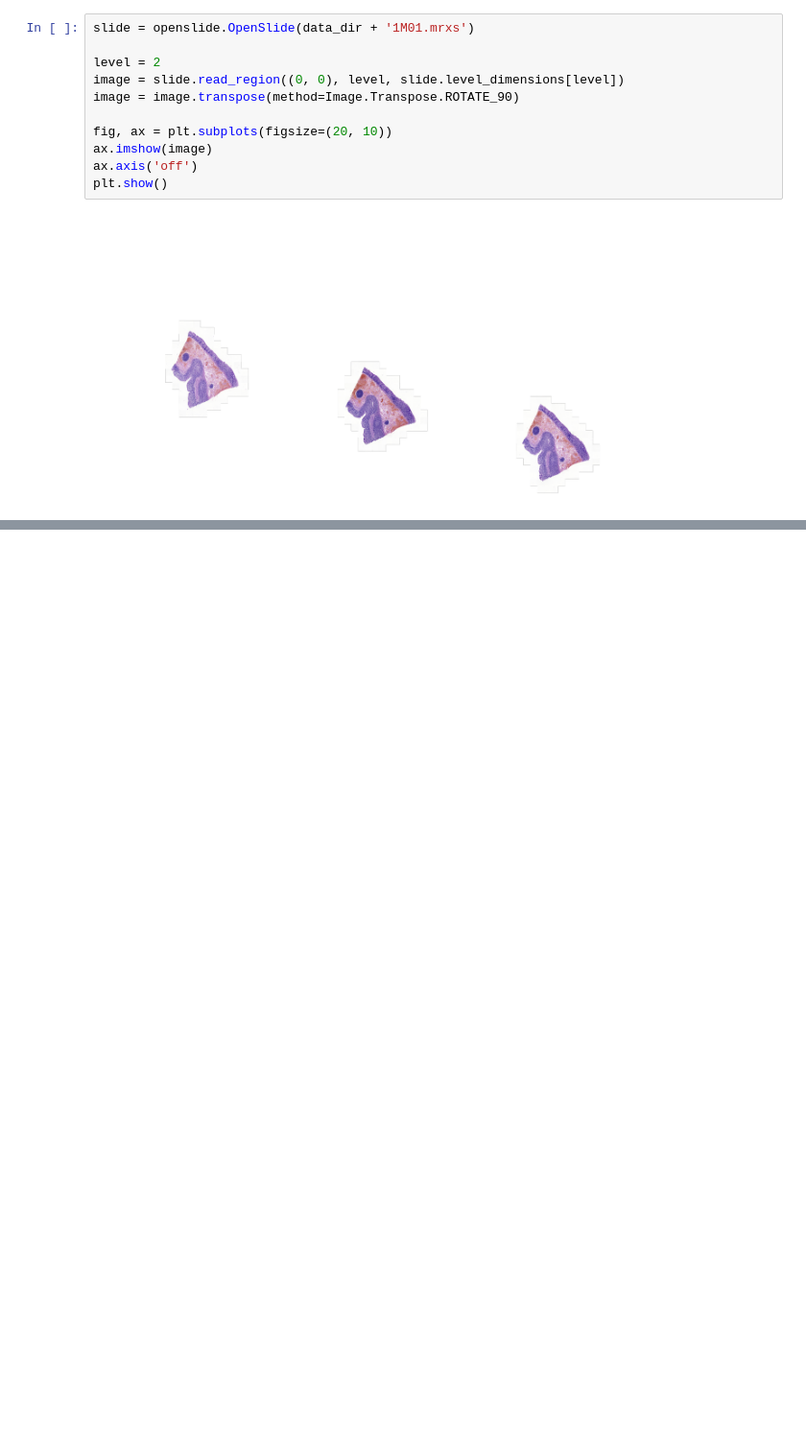
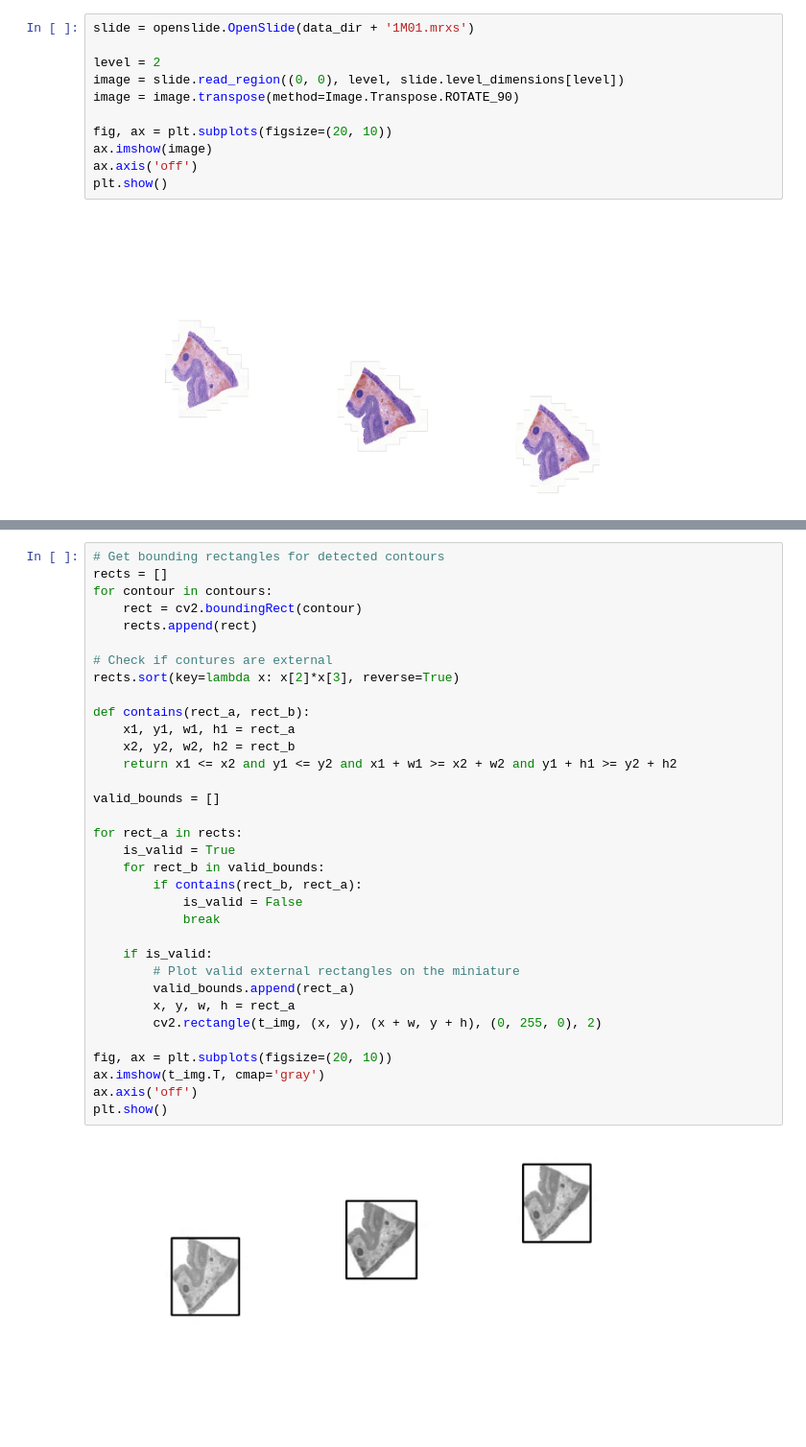
Before and after one commit to JGolaszewski/MiMorph, a Jupyter notebook: notebooks/0.1-jg-initial-data-exploration.ipynb, the cells around one changed output, grey strips where cells are left out. Shown at 96% size. Drawn from its saved outputs; the diff is of its cells as text; blank space fills up the shorter version.

```diff
--- a/notebooks/0.1-jg-initial-data-exploration.ipynb
+++ b/notebooks/0.1-jg-initial-data-exploration.ipynb
@@ -28,0 +53,36 @@ plt.show()
+# %%
+# Get bounding rectangles for detected contours
+rects = []
+for contour in contours:
+    rect = cv2.boundingRect(contour)
+    rects.append(rect)
+
+# Check if contures are external
+rects.sort(key=lambda x: x[2]*x[3], reverse=True)
+
+def contains(rect_a, rect_b):
+    x1, y1, w1, h1 = rect_a
+    x2, y2, w2, h2 = rect_b
+    return x1 <= x2 and y1 <= y2 and x1 + w1 >= x2 + w2 and y1 + h1 >= y2 + h2
+
+valid_bounds = []
+
+for rect_a in rects:
+    is_valid = True
+    for rect_b in valid_bounds:
+        if contains(rect_b, rect_a):
+            is_valid = False
+            break
+
+    if is_valid:
+        # Plot valid external rectangles on the miniature
+        valid_bounds.append(rect_a)
+        x, y, w, h = rect_a
+        cv2.rectangle(t_img, (x, y), (x + w, y + h), (0, 255, 0), 2)
+
+fig, ax = plt.subplots(figsize=(20, 10))
+ax.imshow(t_img.T, cmap='gray')
+ax.axis('off')
+plt.show()
+# %% [output]
+[figure, added]
```
Also changed, not shown: parts of 9 cells of this notebook.
